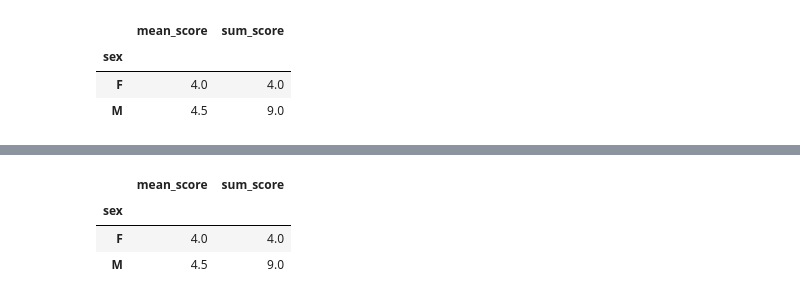
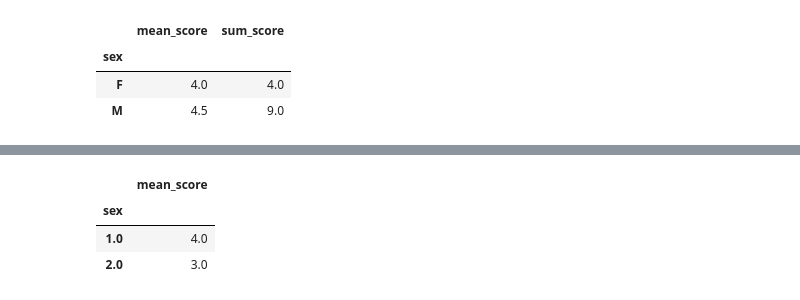
Before and after one commit to yeojeong735/2025-1-BD, a Jupyter notebook: inclass/09w_0512_easy_ch07.ipynb, the cells around one changed output, grey strips where cells are left out. Drawn from its saved outputs; the diff is of its cells as text; code cells hidden in the pictures.

```diff
--- a/inclass/09w_0512_easy_ch07.ipynb
+++ b/inclass/09w_0512_easy_ch07.ipynb
@@ -108,0 +317,3 @@ df.groupby('sex').agg(mean_score = ('score','mean'),
+# %%
+pd.set_option('display.precision',2) # pd.set_option(...) : 판다스의 표시 관련 옵션 설정
+exam.loc[[2,7,14]]                   # display.precision : 숫자를 소수점 몇 자리까지 표시할지
@@ -108,0 +329,4 @@ df.groupby('sex').agg(mean_score = ('score','mean'),
+# %%
+df = pd.DataFrame({'sex' : [1,2,1,3,2,1],
+                   'score' : [5,4,3,4,2,6]})
+df
@@ -108,0 +379,3 @@ df.groupby('sex').agg(mean_score = ('score','mean'),
+# %%
+df['sex'] = np.where(df['sex'] == 3, np.nan, df['sex'])
+df
@@ -108,0 +390,3 @@ df.groupby('sex').agg(mean_score = ('score','mean'),
+# %%
+df['score'] = np.where(df['score'] > 5, np.nan, df['score'])
+df
@@ -109,8 +401,7 @@ df.groupby('sex').agg(mean_score = ('score','mean'),
 # %%
-df.groupby('sex').agg(mean_score = ('score','mean'),
-                      sum_score = ('score','sum'))
+df.groupby('sex').agg(mean_score = ('score','mean'))
 # %% [output]
-|  | mean_score | sum_score |
-| sex |  |  |
-| F | 4.0 | 4.0 |
-| M | 4.5 | 9.0 |
+|  | mean_score |
+| sex |  |
+| 1.0 | 4.0 |
+| 2.0 | 3.0 |
```
Also changed, not shown: parts of 109 cells of this notebook.
